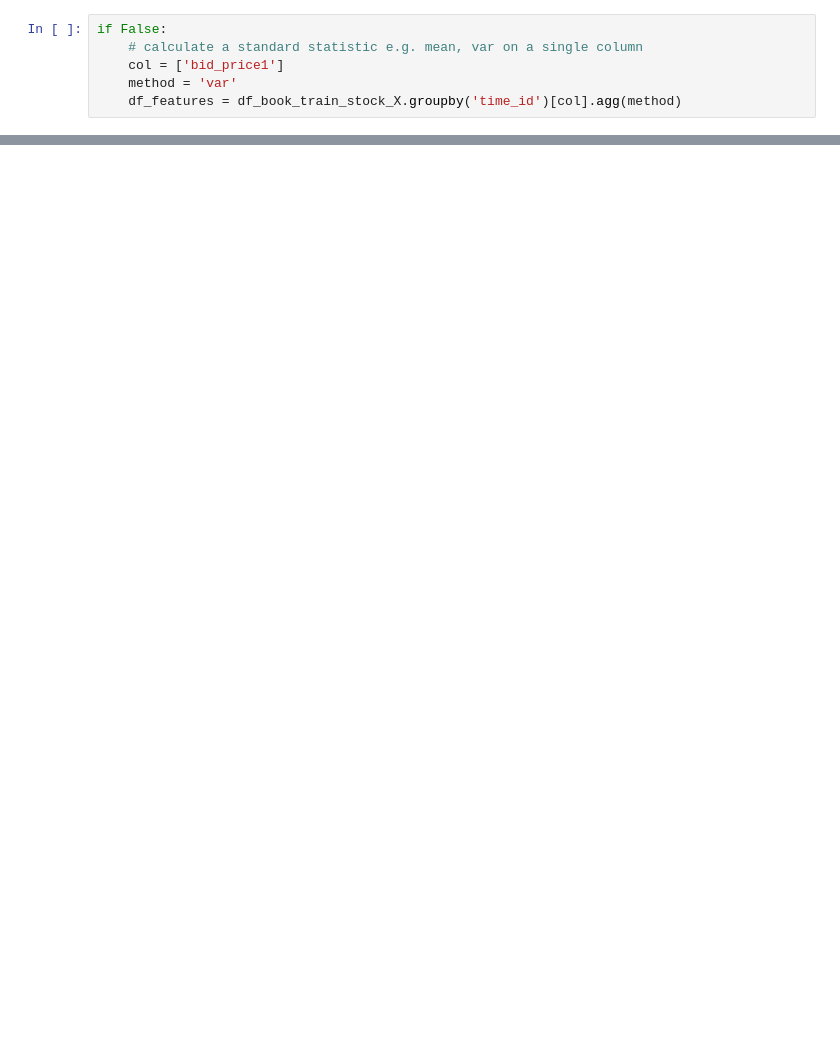
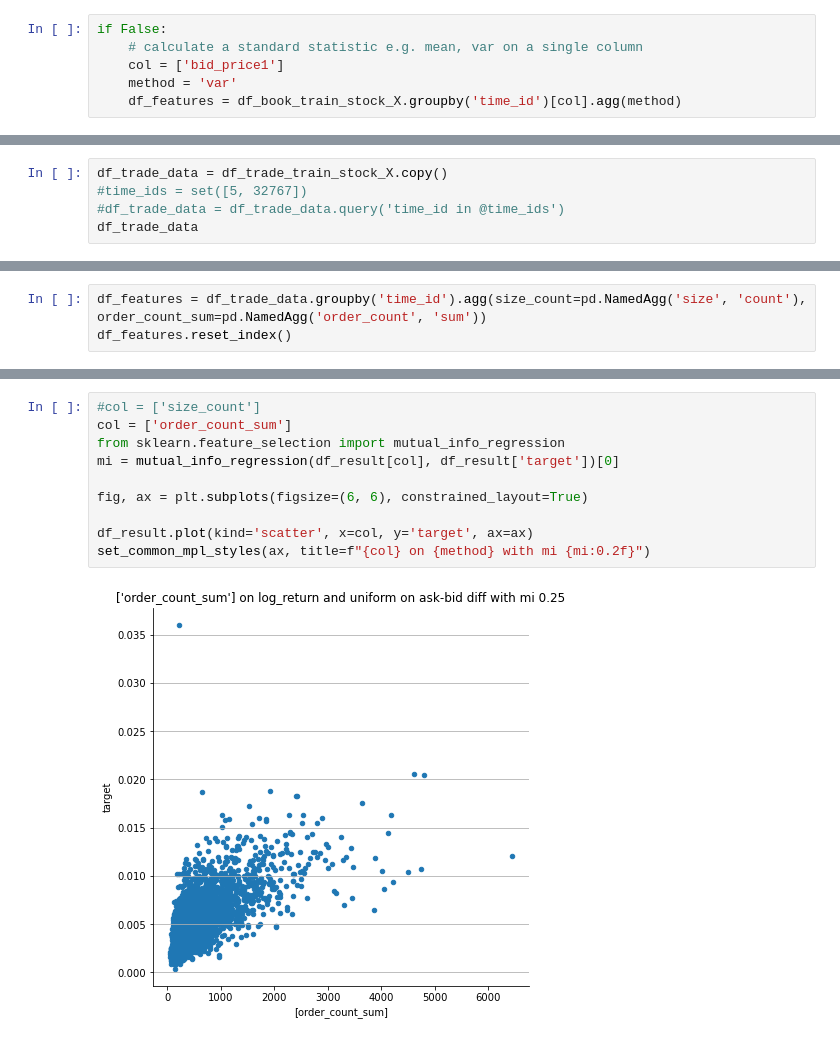
Before and after one commit to ianozsvald/kaggle_optiver_volatility, a Jupyter notebook: notebooks/202108082_investigate.ipynb, the cells around one changed output, grey strips where cells are left out. Saved outputs shown, nothing was run; the diff lists cells and outputs as text; blank space fills up the shorter version.

Commit message:
starting with trade data

```diff
--- a/notebooks/202108082_investigate.ipynb
+++ b/notebooks/202108082_investigate.ipynb
@@ -398,0 +449,5 @@ set_common_mpl_styles(ax, title=f"{col} on {method} with mi {mi:0.2f}")
+# %%
+df_trade_data = df_trade_train_stock_X.copy()
+#time_ids = set([5, 32767])
+#df_trade_data = df_trade_data.query('time_id in @time_ids')
+df_trade_data
@@ -398,0 +469,3 @@ set_common_mpl_styles(ax, title=f"{col} on {method} with mi {mi:0.2f}")
+# %%
+df_features = df_trade_data.groupby('time_id').agg(size_count=pd.NamedAgg('size', 'count'), order_count_sum=pd.NamedAgg('order_count', 'sum'))
+df_features.reset_index()
@@ -398,0 +522,12 @@ set_common_mpl_styles(ax, title=f"{col} on {method} with mi {mi:0.2f}")
+# %%
+#col = ['size_count']
+col = ['order_count_sum']
+from sklearn.feature_selection import mutual_info_regression
+mi = mutual_info_regression(df_result[col], df_result['target'])[0]
+
+fig, ax = plt.subplots(figsize=(6, 6), constrained_layout=True)
+
+df_result.plot(kind='scatter', x=col, y='target', ax=ax)
+set_common_mpl_styles(ax, title=f"{col} on {method} with mi {mi:0.2f}")
+# %% [output]
+[figure, added]
```
Also changed, not shown: parts of 24 cells of this notebook, 4 other files.
